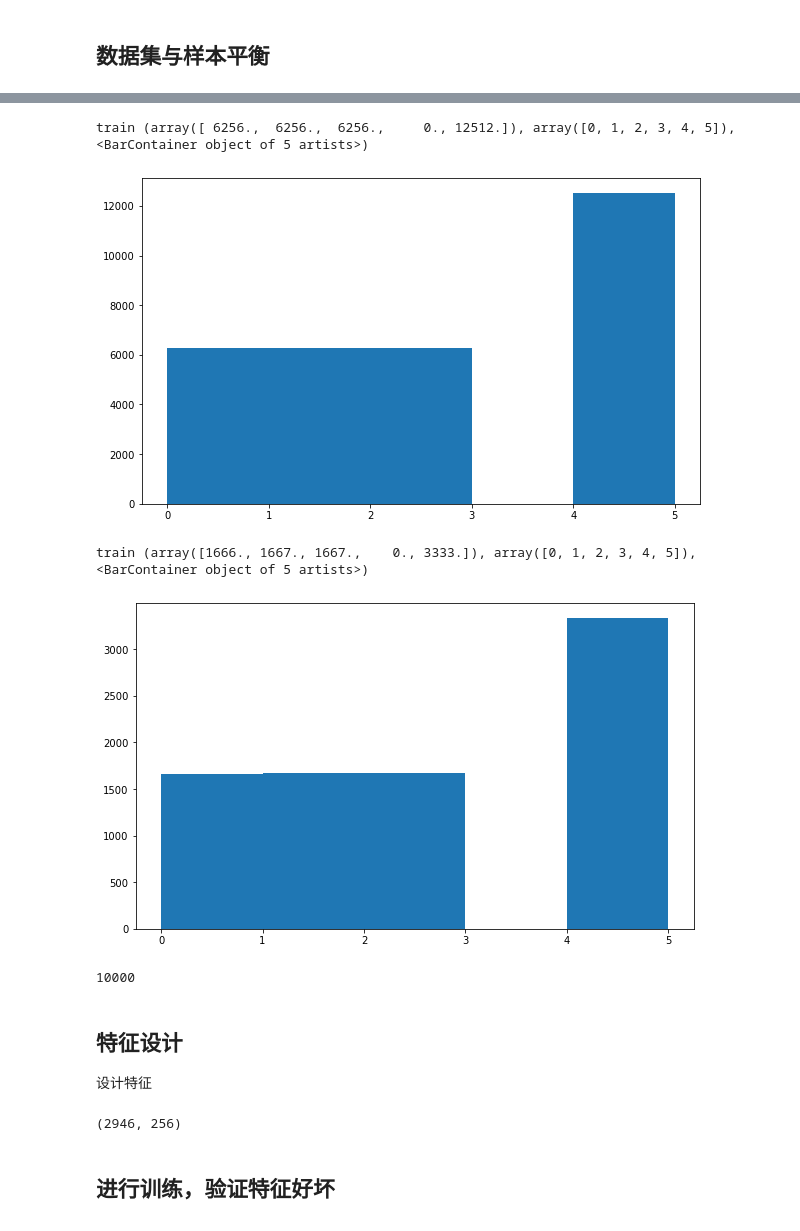
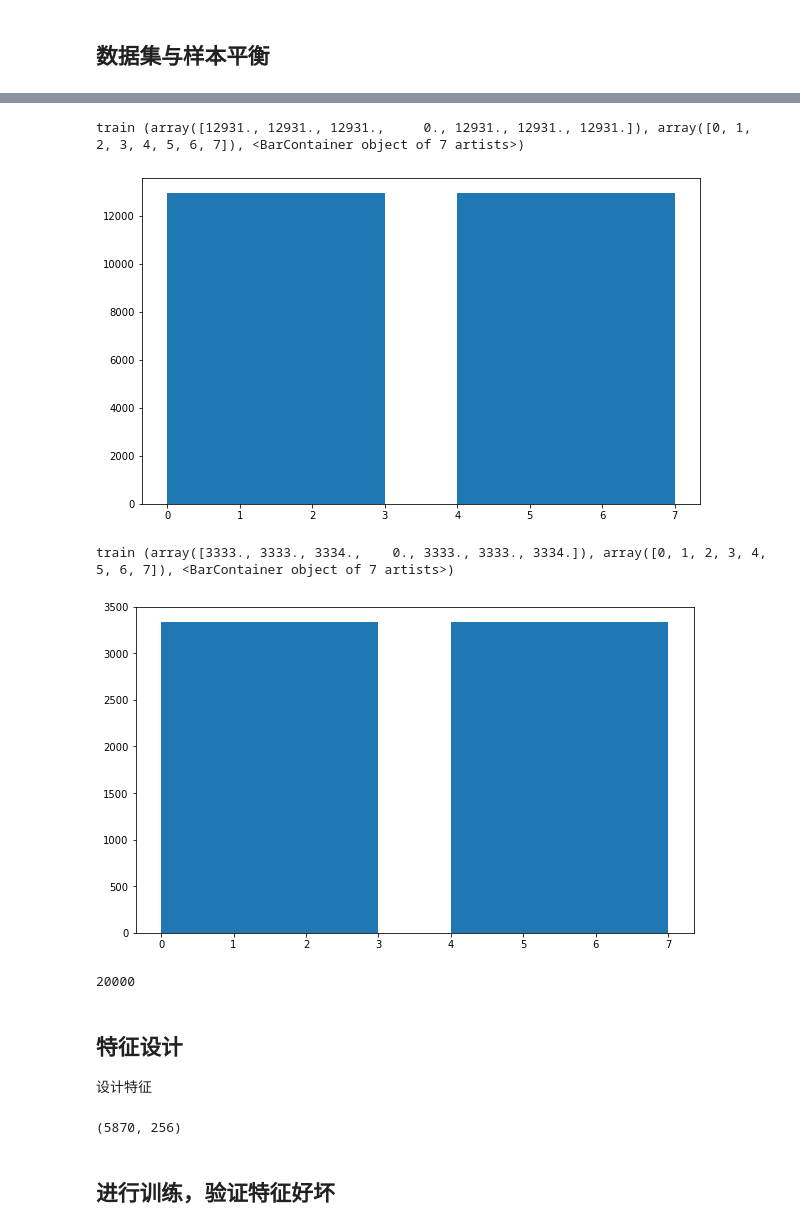
Before and after one commit to NanjingForestryUniversity/tobacoo-industry, a Jupyter notebook: 02_feature_design&training.ipynb, the cells around one changed output, grey strips where cells are left out. Cells and saved outputs as stored; diff of their text form; code cells hidden in the pictures.

```diff
--- a/02_feature_design&training.ipynb
+++ b/02_feature_design&training.ipynb
@@ -11,15 +11,15 @@ from utils import visualization_evaluation,visualization_y
 %matplotlib inline
 # %%
 # some parameters
-tran_size = 10000
+tran_size = 20000
 
-blk_sz, sensitivity = 8, 8
+blk_sz, sensitivity = 8, 32
 selected_bands = [127, 201, 202, 294]
 tree_num = 185
 pic_row, pic_col= 600, 1024
 
-dataset_file = f'./dataset/data_{blk_sz}x{blk_sz}_c{len(selected_bands)}_sen{sensitivity}_7.p'
-model_file = f'./models/rf_{blk_sz}x{blk_sz}_c{len(selected_bands)}_{tree_num}_7.model'
+dataset_file = f'./dataset/data_{blk_sz}x{blk_sz}_c{len(selected_bands)}_sen{sensitivity}_4.p'
+model_file = f'./models/rf_{blk_sz}x{blk_sz}_c{len(selected_bands)}_{tree_num}_sen{sensitivity}_4.model'
 # %% [markdown]
 ## 数据集与样本平衡
 # %%
@@ -55,31 +55,31 @@ test (array([2681.,  180.,   12.,    0.,   58.]), array([0, 1, 2, 3, 4, 5]), <Ba
 # %%
 # 发现样本实在是不平衡
 from imblearn.over_sampling import RandomOverSampler
 ros = RandomOverSampler(random_state=0)
 x_train_shape = x_train.shape
 x_train = x_train.reshape((x_train.shape[0], -1))
 x_resampled, y_resampled = ros.fit_resample(x_train, y_train)
 # 画图
 fig, axs = plt.subplots(figsize=(10, 6))
-hist_res_train = axs.hist(y_resampled, [0, 1, 2, 3, 4, 5], align='mid')
+hist_res_train = axs.hist(y_resampled, [0, 1, 2, 3, 4, 5, 6, 7], align='mid')
 print(f'train {hist_res_train} \n')
 plt.show()
 # 抽样
 x_train, _, y_train, _ =  train_test_split(x_resampled, y_resampled, train_size=tran_size, random_state=0,
                                            shuffle=True, stratify=y_resampled)
 # 画图
 fig, axs = plt.subplots(figsize=(10, 6))
-hist_res_train = axs.hist(y_train, [0, 1, 2, 3, 4, 5], align='mid')
+hist_res_train = axs.hist(y_train, [0, 1, 2, 3, 4, 5, 6, 7], align='mid')
 print(f'train {hist_res_train} \n')
 plt.show()
 x_train = x_train.reshape(x_train.shape[0], x_train_shape[1], x_train_shape[2], x_train_shape[3])
 print(len(x_train))
 # %% [output]
-train (array([ 6256.,  6256.,  6256.,     0., 12512.]), array([0, 1, 2, 3, 4, 5]), <BarContainer object of 5 artists>)
+train (array([12931., 12931., 12931.,     0., 12931., 12931., 12931.]), array([0, 1, 2, 3, 4, 5, 6, 7]), <BarContainer object of 7 artists>)
-[figure, old version]
+[figure, new version]
-train (array([1666., 1667., 1667.,    0., 3333.]), array([0, 1, 2, 3, 4, 5]), <BarContainer object of 5 artists>)
+train (array([3333., 3333., 3334.,    0., 3333., 3333., 3334.]), array([0, 1, 2, 3, 4, 5, 6, 7]), <BarContainer object of 7 artists>)
-[figure, old version]
+[figure, new version]
-10000
+20000
 # %% [markdown]
 ## 特征设计
 设计特征
@@ -90,7 +90,7 @@ features_train = feature(x_train)
 features_test = feature(x_test)
 print(features_test.shape)
 # %% [output]
-(2946, 256)
+(5870, 256)
 # %% [markdown]
 ## 进行训练，验证特征好坏
 # %%
```
Also changed, not shown: parts of 4 cells of this notebook, 6 other files.
